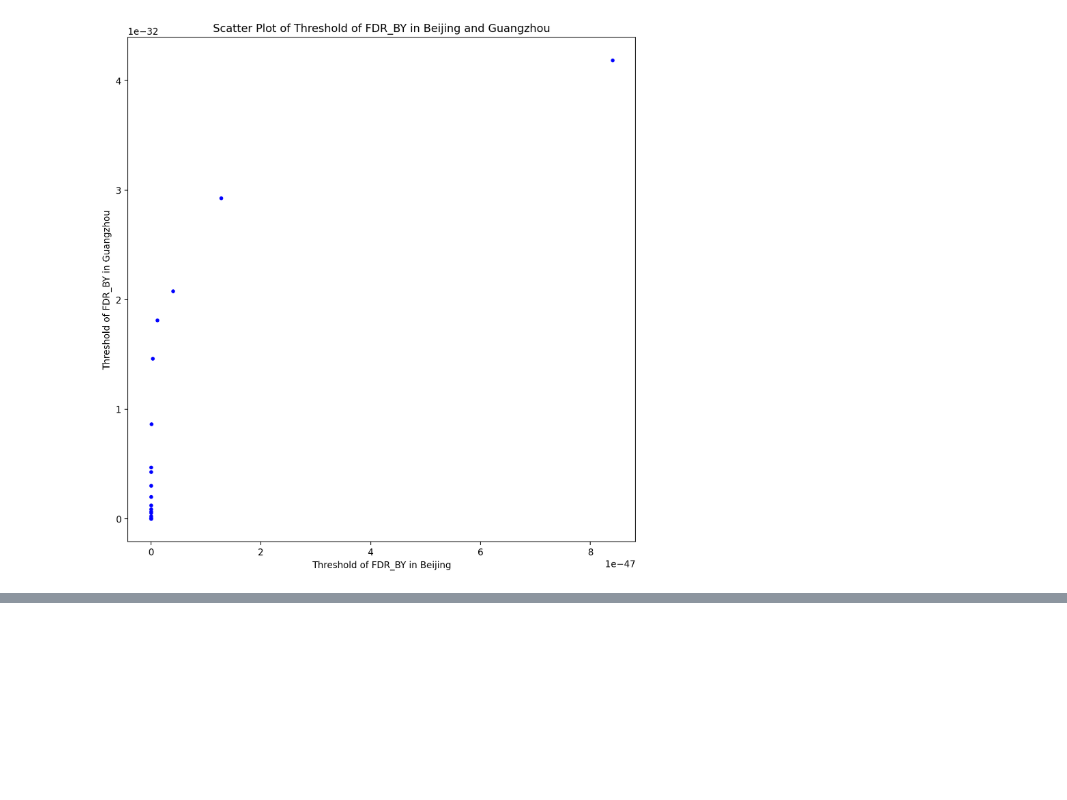
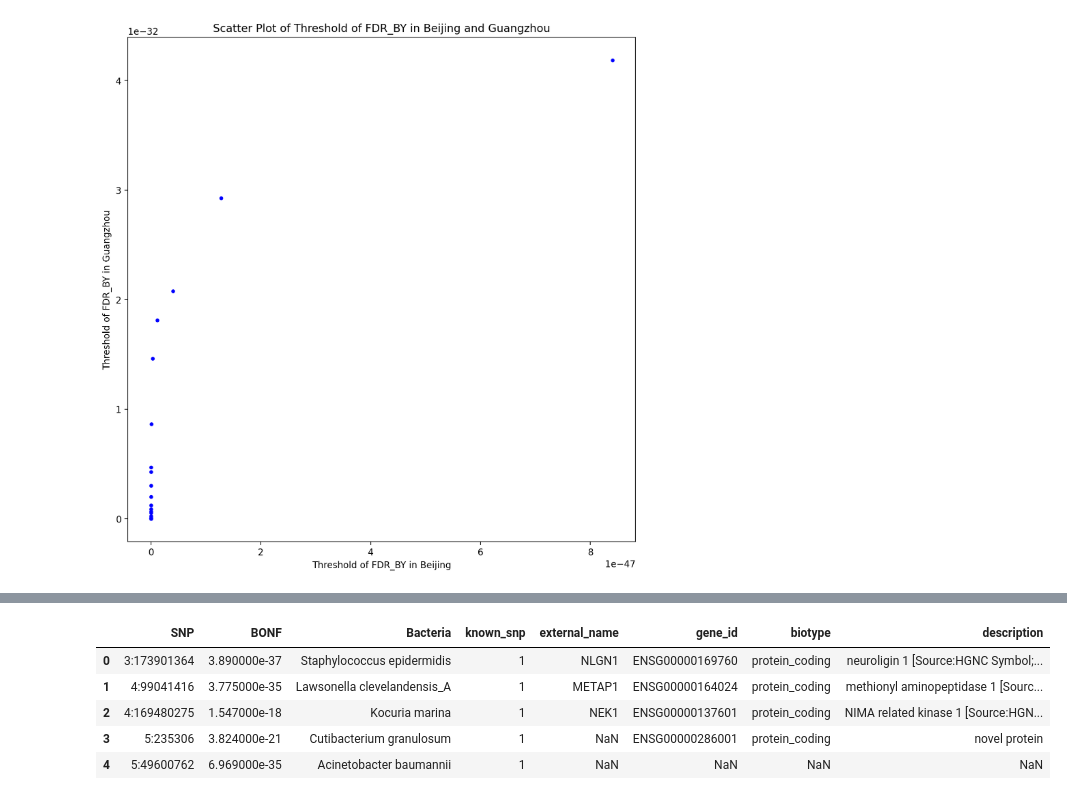
Before and after one commit to Lucas04-nhr/SNP-Analysis, a Jupyter notebook: workaround/cross_validation/cross_validation.ipynb, the cells around one changed output, grey strips where cells are left out. Cells and saved outputs as stored; diff of their text form; code cells hidden in the pictures; blank space fills up the shorter version.

```diff
--- a/workaround/cross_validation/cross_validation.ipynb
+++ b/workaround/cross_validation/cross_validation.ipynb
@@ -310,0 +325,9 @@ So, the next step is to see the cross-validation results of the Bac-SNP data in
+# %%
+gene_gz.head()
+# %% [output]
+|  | SNP | BONF | Bacteria | known_snp | external_name | gene_id | biotype | description |
+| 0 | 3:173901364 | 3.890000e-37 | Staphylococcus epidermidis | 1 | NLGN1 | ENSG00000169760 | protein_coding | neuroligin 1 [Source:HGNC Symbol;... |
+| 1 | 4:99041416 | 3.775000e-35 | Lawsonella clevelandensis_A | 1 | METAP1 | ENSG00000164024 | protein_coding | methionyl aminopeptidase 1 [Sourc... |
+| 2 | 4:169480275 | 1.547000e-18 | Kocuria marina | 1 | NEK1 | ENSG00000137601 | protein_coding | NIMA related kinase 1 [Source:HGN... |
+| 3 | 5:235306 | 3.824000e-21 | Cutibacterium granulosum | 1 | NaN | ENSG00000286001 | protein_coding | novel protein |
+| 4 | 5:49600762 | 6.969000e-35 | Acinetobacter baumannii | 1 | NaN | NaN | NaN | NaN |
```
Also changed, not shown: parts of 9 cells of this notebook, 1 other file.
